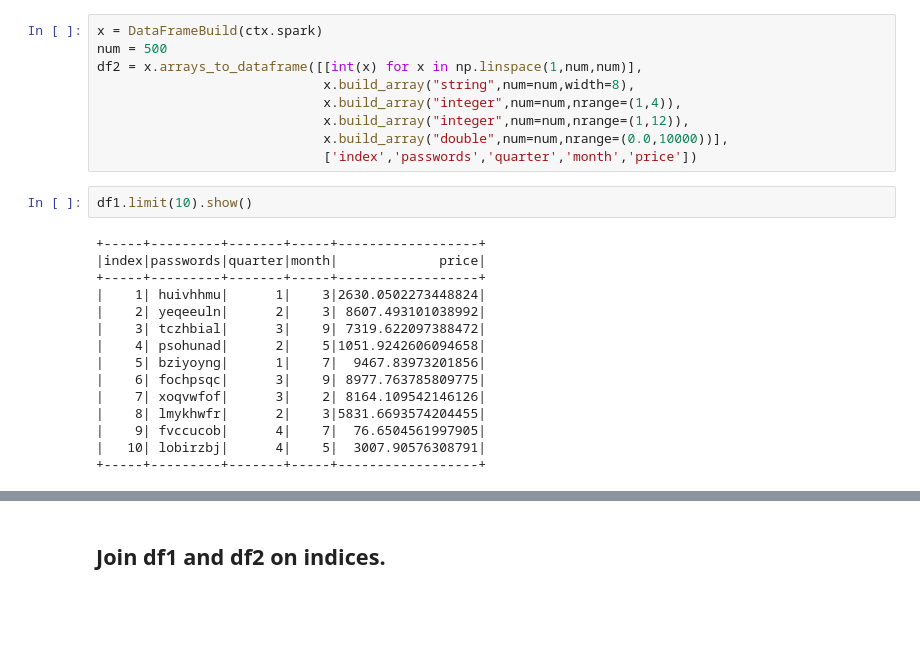
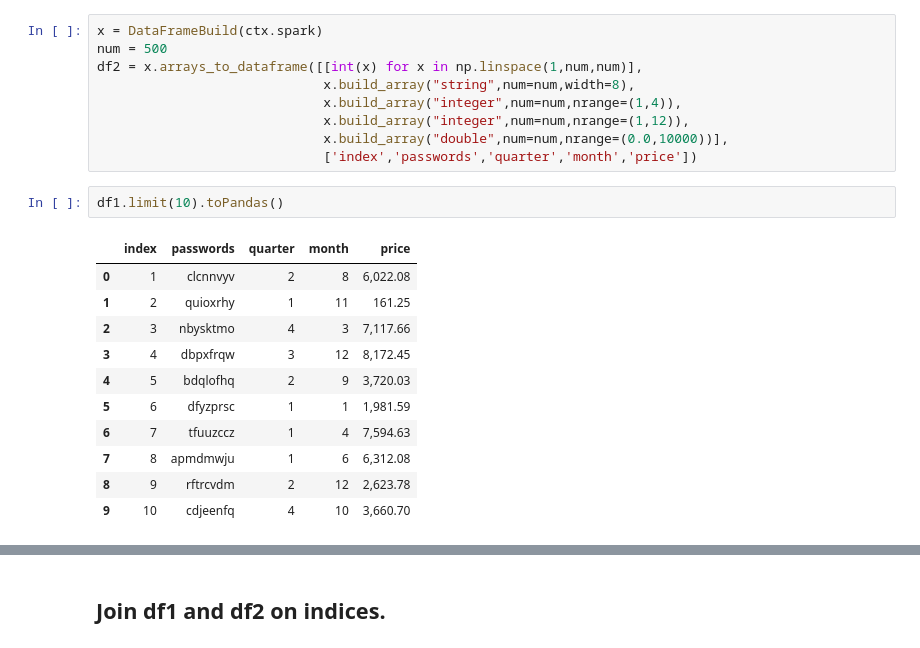
Before and after one commit to dmerz75/spark2_dfanalysis, a Jupyter notebook: notebooks/dev/dev_basic_ops_2dataframes_Join.ipynb, the cells around one changed output, grey strips where cells are left out. Saved outputs shown, nothing was run; the diff lists cells and outputs as text; blank space fills up the shorter version.

```diff
--- a/notebooks/dev/dev_basic_ops_2dataframes_Join.ipynb
+++ b/notebooks/dev/dev_basic_ops_2dataframes_Join.ipynb
@@ -69,22 +69,19 @@ df2 = x.arrays_to_dataframe([[int(x) for x in np.linspace(1,num,num)],
                              x.build_array("double",num=num,nrange=(0.0,10000))],
                              ['index','passwords','quarter','month','price'])
 # %%
-df1.limit(10).show()
+df1.limit(10).toPandas()
 # %% [output]
-+-----+---------+-------+-----+------------------+
-|index|passwords|quarter|month|             price|
-+-----+---------+-------+-----+------------------+
-|    1| huivhhmu|      1|    3|2630.0502273448824|
-|    2| yeqeeuln|      2|    3| 8607.493101038992|
-|    3| tczhbial|      3|    9| 7319.622097388472|
-|    4| psohunad|      2|    5|1051.9242606094658|
-|    5| bziyoyng|      1|    7|  9467.83973201856|
-|    6| fochpsqc|      3|    9| 8977.763785809775|
-|    7| xoqvwfof|      3|    2| 8164.109542146126|
-|    8| lmykhwfr|      2|    3|5831.6693574204455|
-|    9| fvccucob|      4|    7|  76.6504561997905|
-|   10| lobirzbj|      4|    5|  3007.90576308791|
-+-----+---------+-------+-----+------------------+
+|  | index | passwords | quarter | month | price |
+| 0 | 1 | clcnnvyv | 2 | 8 | 6,022.08 |
+| 1 | 2 | quioxrhy | 1 | 11 | 161.25 |
+| 2 | 3 | nbysktmo | 4 | 3 | 7,117.66 |
+| 3 | 4 | dbpxfrqw | 3 | 12 | 8,172.45 |
+| 4 | 5 | bdqlofhq | 2 | 9 | 3,720.03 |
+| 5 | 6 | dfyzprsc | 1 | 1 | 1,981.59 |
+| 6 | 7 | tfuuzccz | 1 | 4 | 7,594.63 |
+| 7 | 8 | apmdmwju | 1 | 6 | 6,312.08 |
+| 8 | 9 | rftrcvdm | 2 | 12 | 2,623.78 |
+| 9 | 10 | cdjeenfq | 4 | 10 | 3,660.70 |
 # %%
 df2.limit(10).show()
 # %% [output]
```
Also changed, not shown: parts of 22 cells of this notebook, 4 other files.
